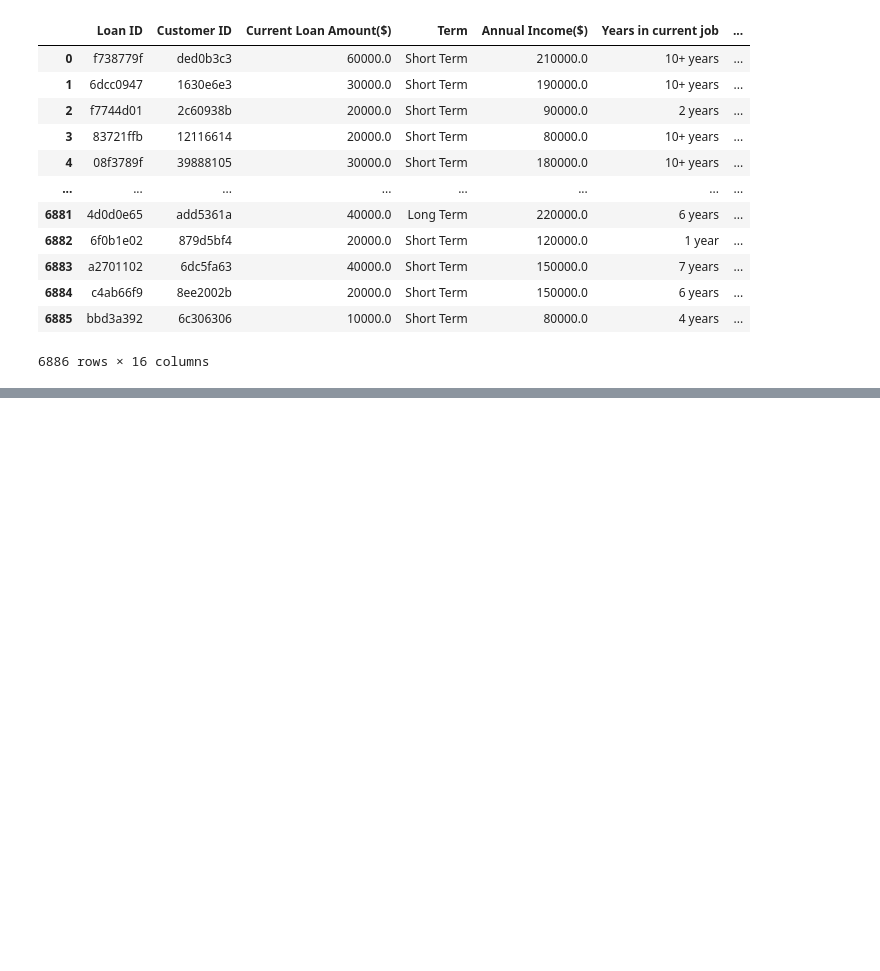
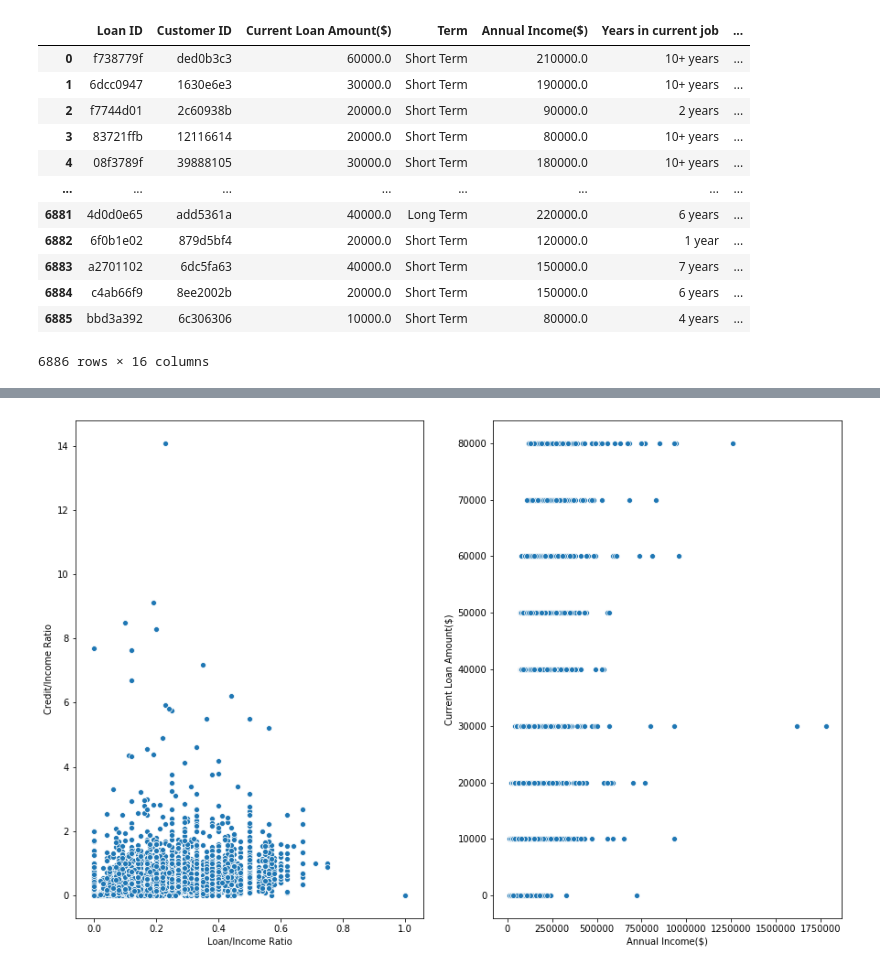
Before and after one commit to Diegon8/Banking-product-, a Jupyter notebook: Story_telling.ipynb, the cells around one changed output, grey strips where cells are left out. Saved outputs shown, nothing was run; the diff lists cells and outputs as text; code cells hidden in the pictures; blank space fills up the shorter version.

```diff
--- a/Story_telling.ipynb
+++ b/Story_telling.ipynb
@@ -53,0 +62,11 @@ display(Incomes_table.head(20))
+# %%
+plt.figure(figsize=(15,10))
+plt.subplot(1,2,1)
+sns.scatterplot(x="Loan/Income Ratio", y="Credit/Income Ratio",data=data)
+plt.subplot(1,2,2)
+sns.scatterplot(x="Annual Income($)", y="Current Loan Amount($)",data=data)
+plt.show()
+#Right relation between Loan/Income Ratio and Credit/Income Ratio
+#Total loans disbursed by Customer's income
+# %% [output]
+[figure, added]
```
Also changed, not shown: parts of 4 cells of this notebook, 4 other files.
